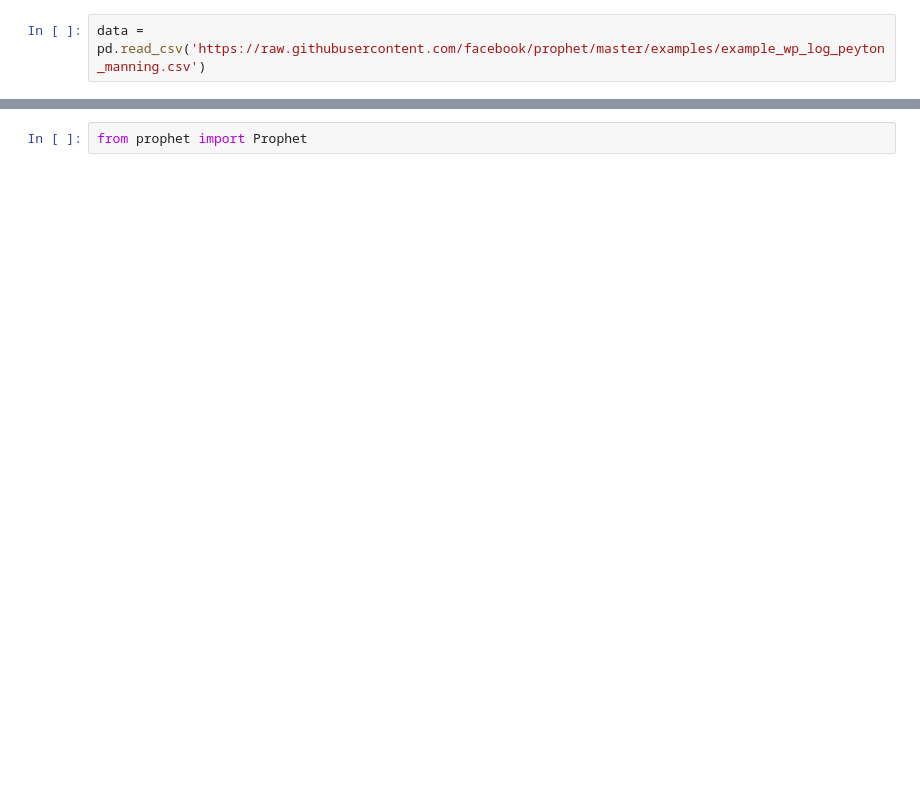
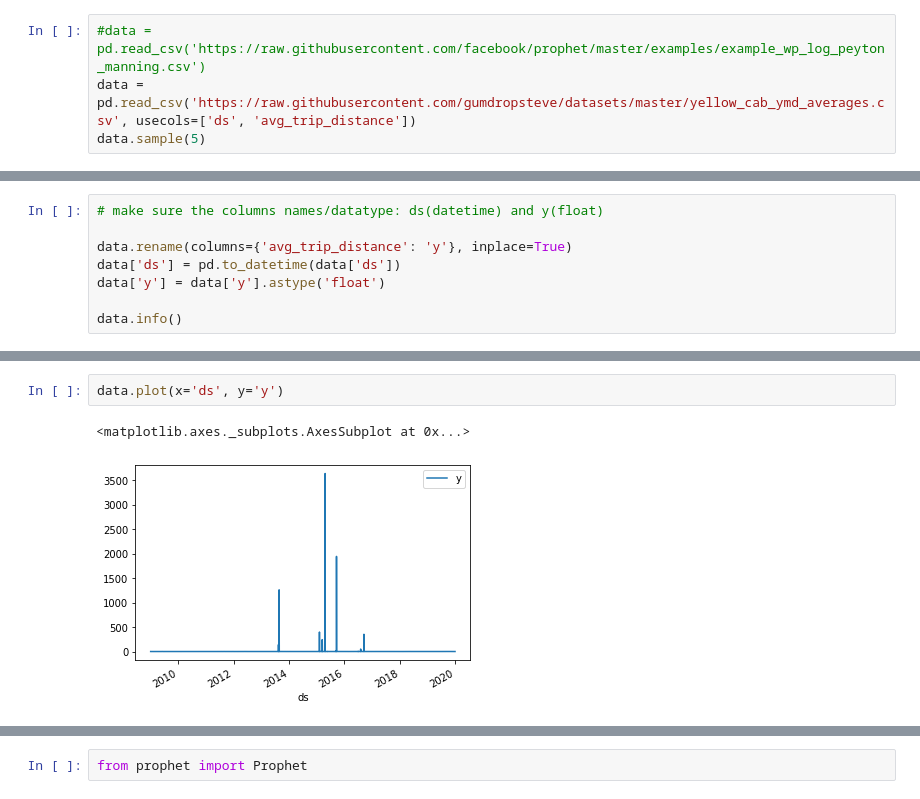
Before and after one commit to binliu0630/TimeSeries, a Jupyter notebook: TimeSeries_Prophet.ipynb, the cells around one changed output, grey strips where cells are left out. Drawn from its saved outputs; the diff is of its cells as text; blank space fills up the shorter version.

```diff
--- a/TimeSeries_Prophet.ipynb
+++ b/TimeSeries_Prophet.ipynb
@@ -5,2 +9,4 @@ import pandas as pd
 # %%
-data = pd.read_csv('https://raw.githubusercontent.com/facebook/prophet/master/examples/example_wp_log_peyton_manning.csv')
+#data = pd.read_csv('https://raw.githubusercontent.com/facebook/prophet/master/examples/example_wp_log_peyton_manning.csv')
+data = pd.read_csv('https://raw.githubusercontent.com/gumdropsteve/datasets/master/yellow_cab_ymd_averages.csv', usecols=['ds', 'avg_trip_distance'])
+data.sample(5)
@@ -15,0 +20,8 @@ data.head()
+# %%
+# make sure the columns names/datatype: ds(datetime) and y(float)
+
+data.rename(columns={'avg_trip_distance': 'y'}, inplace=True)
+data['ds'] = pd.to_datetime(data['ds'])
+data['y'] = data['y'].astype('float')
+
+data.info()
@@ -15,0 +38,5 @@ data.head()
+# %%
+data.plot(x='ds', y='y')
+# %% [output]
+<matplotlib.axes._subplots.AxesSubplot at 0x...>
+[figure, added]
```
Also changed, not shown: parts of 37 cells of this notebook.
